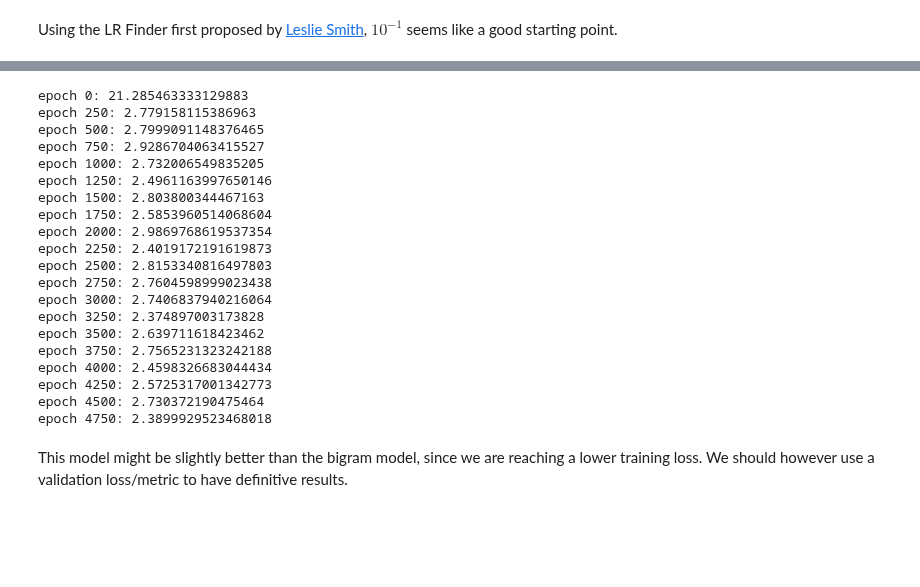
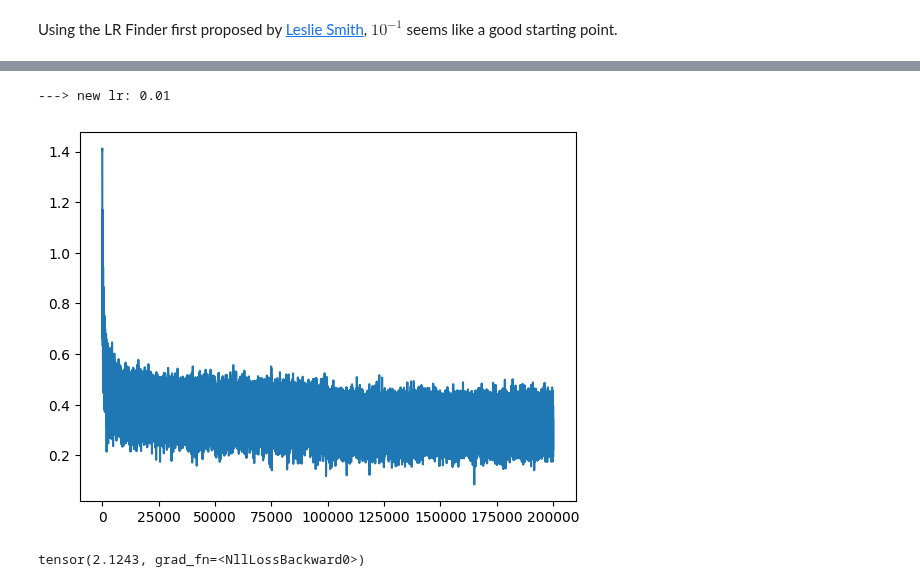
Before and after one commit to IamGianluca/dl, a Jupyter notebook: nbs/karpathy/makemore/makemore_part2_mlp.ipynb, the cells around one changed output, grey strips where cells are left out. Saved outputs shown, nothing was run; the diff lists cells and outputs as text; code cells hidden in the pictures; blank space fills up the shorter version.

Commit message:
feat: train MLP model for a little longer and implement sampling to generate new words (or names in our case)

```diff
--- a/nbs/karpathy/makemore/makemore_part2_mlp.ipynb
+++ b/nbs/karpathy/makemore/makemore_part2_mlp.ipynb
@@ -287,10 +199,10 @@ plt.plot(lre, tracker)
 Using the LR Finder first proposed by [Leslie Smith](https://arxiv.org/abs/1506.01186), $ 10^{-1} $ seems like a good starting point.
 # %%
 g = torch.Generator().manual_seed(2147483647)
-C = torch.randn((27, 2), generator=g).requires_grad_()
-W1 = torch.randn((6, 100), generator=g).requires_grad_()
-b1 = torch.randn((100), generator=g).requires_grad_()
-W2 = torch.randn((100, 27), generator=g).requires_grad_()
+C = torch.randn((27, 10), generator=g).requires_grad_()
+W1 = torch.randn((30, 200), generator=g).requires_grad_()
+b1 = torch.randn((200), generator=g).requires_grad_()
+W2 = torch.randn((200, 27), generator=g).requires_grad_()
 b2 = torch.randn((27), generator=g).requires_grad_()
 parameters = [C, W1, b1, W2, b2]
 # %%
@@ -300,54 +212,58 @@ sum(p.nelement() for p in parameters)
 # %%
 bs = 32
-lr = 10**-1
+lr = 0.1
+n_steps = 200_000
 
-for step in range(5_000):
+steps = []
+lrs = []
+losses = []
+
+for step in range(n_steps):
     # minibatch
-    ix = torch.randint(0, X.shape[0], (bs,))
-    xs = X[ix]
-    ys = Y[ix]
+    ix = torch.randint(0, x_trn.shape[0], (bs,))
+    xs = x_trn[ix]
+    ys = y_trn[ix]
 
     # forward pass
-    emb = C[xs]  # (32, 3, 2)
+    emb = C[xs]  # (32, 3, 10)
     h = torch.tanh(
-        emb.view((-1, 6)) @ W1 + b1
+        emb.view((-1, 30)) @ W1 + b1
     )  # (32, 100)... also tanh is important to not get inf loss!
     logits = h @ W2 + b2  # (32, 27)
     loss = F.cross_entropy(logits, ys)
-
-    if step % 250 == 0:
-        print(f"epoch {step}: {loss.item()}")
 
     # backward pass
     for p in parameters:
         p.grad = None
     loss.backward()
 
+    # step lr decay
+    if step == 100_000:
+        lr /= 10
+        print(f"---> new lr: {lr}")
+
     # update
-    if step == 4_000:
-        lr = lr / 10
     for p in parameters:
         p.data -= lr * p.grad
+
+    steps.append(step)
+    lrs.append(lr)
+    losses.append(loss.log10().item())
 # %% [output]
-epoch 0: 21.285463333129883
-epoch 250: 2.779158115386963
-epoch 500: 2.7999091148376465
-epoch 750: 2.9286704063415527
-epoch 1000: 2.732006549835205
-epoch 1250: 2.4961163997650146
-epoch 1500: 2.803800344467163
-epoch 1750: 2.5853960514068604
-epoch 2000: 2.9869768619537354
-epoch 2250: 2.4019172191619873
-epoch 2500: 2.8153340816497803
-epoch 2750: 2.7604598999023438
-epoch 3000: 2.7406837940216064
-epoch 3250: 2.374897003173828
-epoch 3500: 2.639711618423462
-epoch 3750: 2.7565231323242188
-epoch 4000: 2.4598326683044434
-epoch 4250: 2.5725317001342773
-epoch 4500: 2.730372190475464
-epoch 4750: 2.3899929523468018
+---> new lr: 0.01
-# %% [markdown]
-This model might be slightly better than the bigram model, since we are reaching a lower training loss. We should however use a validation loss/metric to have definitive results.
+# %%
+plt.plot(steps, losses)
+ax = plt.gca()
+plt.show()
+# %% [output]
+[figure, added]
+# %%
+emb = C[x_trn]  # (32, 3, 2)
+h = torch.tanh(
+    emb.view((-1, 30)) @ W1 + b1
+)  # (32, 100)... also tanh is important to not get inf loss!
+logits = h @ W2 + b2  # (32, 27)
+loss = F.cross_entropy(logits, y_trn)
+loss
+# %% [output]
+tensor(2.1243, grad_fn=<NllLossBackward0>)
```
Also changed, not shown: parts of 35 cells of this notebook.
